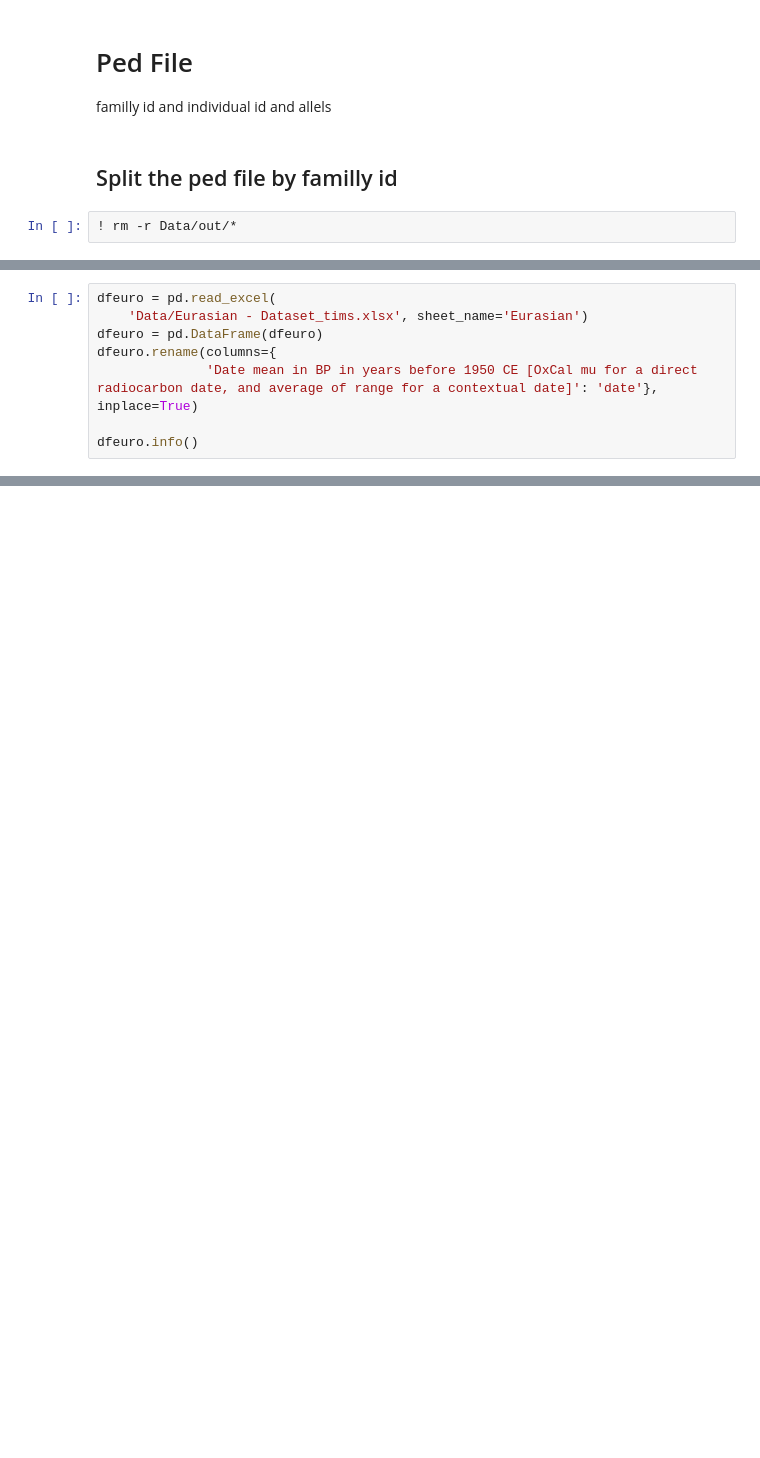
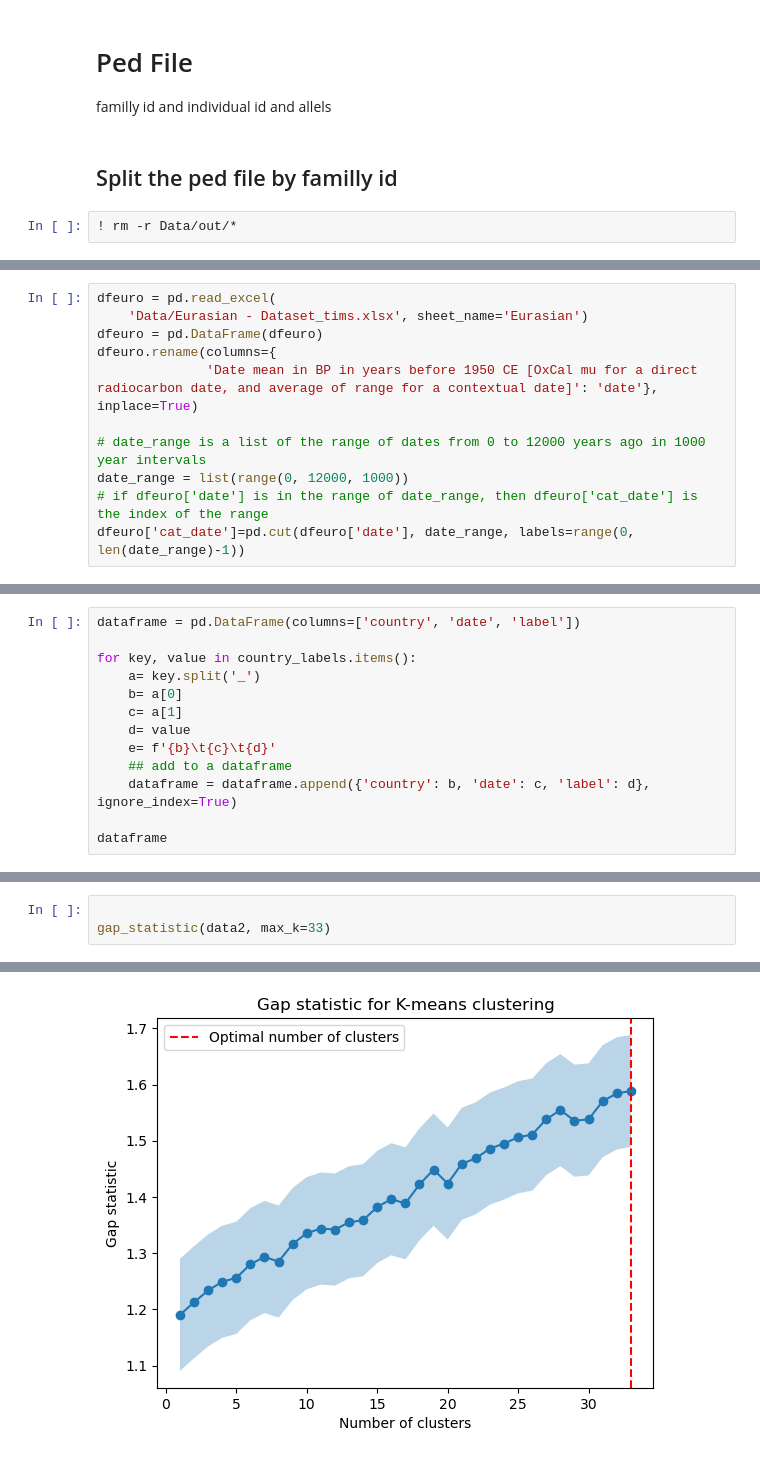
Before and after one commit to aradar46/Geographic_Population_Structure_GPS, a Jupyter notebook: notebook.ipynb, the cells around one changed output, grey strips where cells are left out. Drawn from its saved outputs; the diff is of its cells as text; blank space fills up the shorter version.

```diff
--- a/notebook.ipynb
+++ b/notebook.ipynb
@@ -124,4 +69,7 @@ dfeuro = pd.DataFrame(dfeuro)
 dfeuro.rename(columns={
               'Date mean in BP in years before 1950 CE [OxCal mu for a direct radiocarbon date, and average of range for a contextual date]': 'date'}, inplace=True)
 
-dfeuro.info()
+# date_range is a list of the range of dates from 0 to 12000 years ago in 1000 year intervals
+date_range = list(range(0, 12000, 1000))
+# if dfeuro['date'] is in the range of date_range, then dfeuro['cat_date'] is the index of the range
+dfeuro['cat_date']=pd.cut(dfeuro['date'], date_range, labels=range(0, len(date_range)-1))
@@ -323,0 +203,13 @@ def calculate_minor_allele_frequency(pop_path, bim_path, eurasian_path, date):
+# %%
+dataframe = pd.DataFrame(columns=['country', 'date', 'label'])
+
+for key, value in country_labels.items():
+    a= key.split('_')
+    b= a[0]
+    c= a[1]
+    d= value
+    e= f'{b}\t{c}\t{d}'
+    ## add to a dataframe
+    dataframe = dataframe.append({'country': b, 'date': c, 'label': d}, ignore_index=True)
+
+dataframe
@@ -323,0 +322,4 @@ def calculate_minor_allele_frequency(pop_path, bim_path, eurasian_path, date):
+# %%
+
+gap_statistic(data2, max_k=33)
+# %% [output]
@@ -323,0 +333 @@ def calculate_minor_allele_frequency(pop_path, bim_path, eurasian_path, date):
+[figure, added]
```
Also changed, not shown: parts of 28 cells of this notebook.
